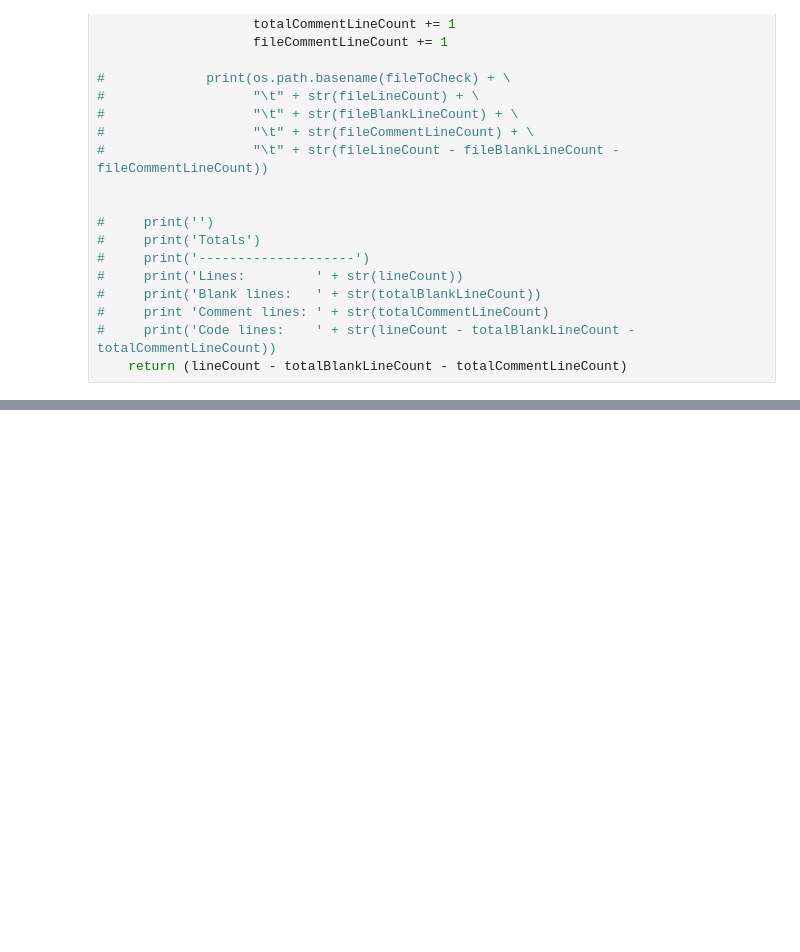
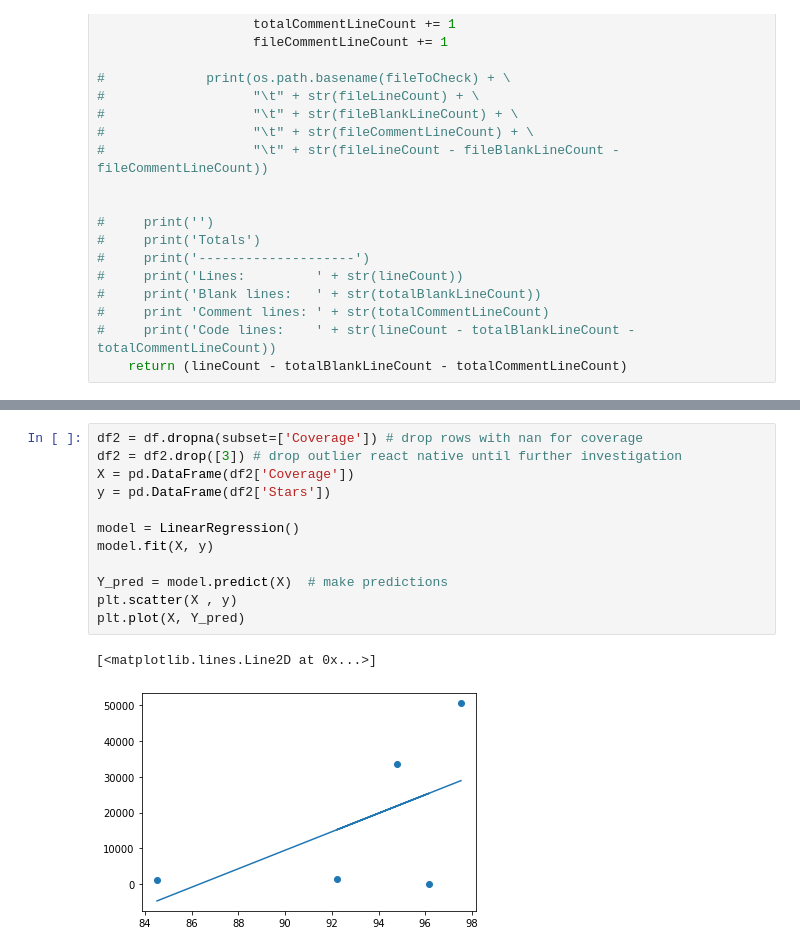
Before and after one commit to gholden3/code_health_analysis, a Jupyter notebook: Code Health analysis.ipynb, the cells around one changed output, grey strips where cells are left out. Cells and saved outputs as stored; diff of their text form; blank space fills up the shorter version.

```diff
--- a/Code Health analysis.ipynb
+++ b/Code Health analysis.ipynb
@@ -322,0 +346,15 @@ plt.plot(X, Y_pred)
+# %%
+df2 = df.dropna(subset=['Coverage']) # drop rows with nan for coverage
+df2 = df2.drop([3]) # drop outlier react native until further investigation
+X = pd.DataFrame(df2['Coverage'])
+y = pd.DataFrame(df2['Stars'])
+
+model = LinearRegression()
+model.fit(X, y)
+
+Y_pred = model.predict(X)  # make predictions
+plt.scatter(X , y)
+plt.plot(X, Y_pred)
+# %% [output]
+[<matplotlib.lines.Line2D at 0x...>]
+[figure, added]
```
Also changed, not shown: parts of 6 cells of this notebook.
